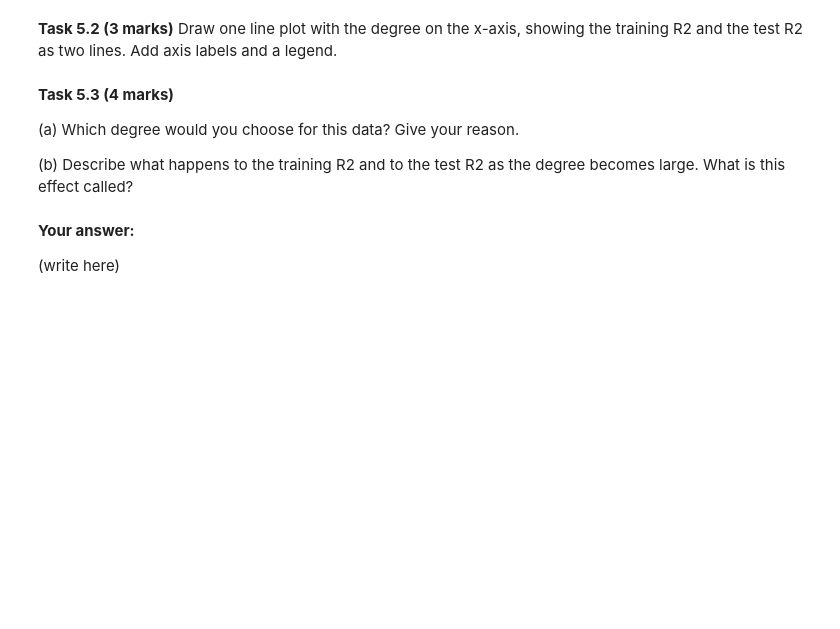
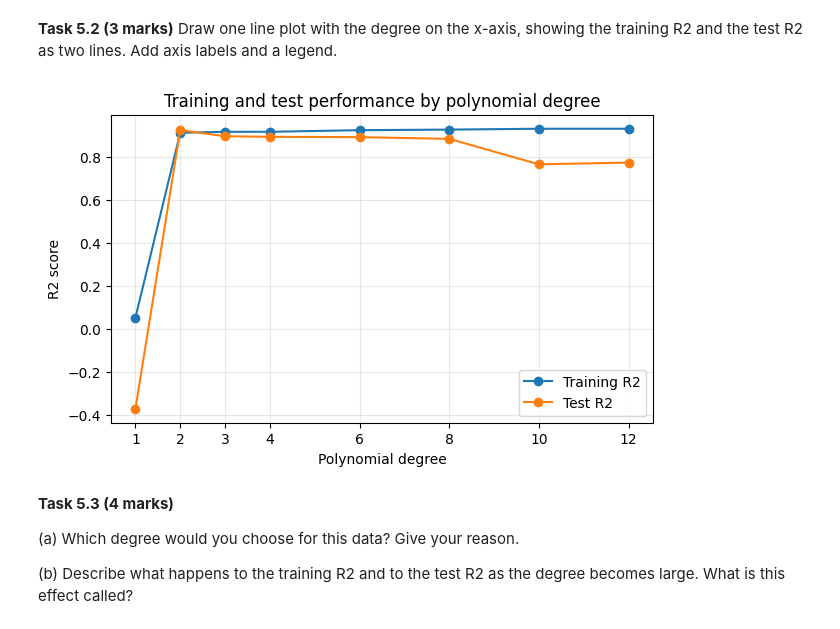
Before and after one commit to islomkarim/week5-lab, a Jupyter notebook: Lab_Regression_Feature_Scaling.ipynb, the cells around one changed output. Cells and saved outputs as stored; diff of their text form; code cells hidden in the pictures; blank space fills up the shorter version.

```diff
--- a/Lab_Regression_Feature_Scaling.ipynb
+++ b/Lab_Regression_Feature_Scaling.ipynb
@@ -915,0 +1133,20 @@ test_scores = []
+# %%
+# Task 5.1
+degrees = [1, 2, 3, 4, 6, 8, 10, 12]
+train_scores = []
+test_scores = []
+for degree in degrees:
+    poly_degree = PolynomialFeatures(degree=degree, include_bias=False)
+    Xp_train = poly_degree.fit_transform(Xc_train)
+    Xp_test = poly_degree.transform(Xc_test)
+    scaler_degree = StandardScaler()
+    Xs_train = scaler_degree.fit_transform(Xp_train)
+    Xs_test = scaler_degree.transform(Xp_test)
+    degree_model = LinearRegression()
+    degree_model.fit(Xs_train, yc_train)
+    train_r2 = degree_model.score(Xs_train, yc_train)
+    test_r2 = degree_model.score(Xs_test, yc_test)
+    train_scores.append(train_r2)
+    test_scores.append(test_r2)
+    print("Degree:", degree, "Train R2:", round(train_r2, 3),
+          "Test R2:", round(test_r2, 3))
@@ -920,10 +1164,20 @@ test_scores = []
+# %%
+# Task 5.2
+plt.figure(figsize=(7, 4))
+plt.plot(degrees, train_scores, marker="o", label="Training R2")
+plt.plot(degrees, test_scores, marker="o", label="Test R2")
+plt.xlabel("Polynomial degree")
+plt.ylabel("R2 score")
+plt.title("Training and test performance by polynomial degree")
+plt.xticks(degrees)
+plt.legend()
+plt.grid(alpha=0.3)
+plt.show()
+# %% [output]
+[figure, added]
 # %% [markdown]
 **Task 5.3 (4 marks)**
 
 (a) Which degree would you choose for this data? Give your reason.
 
 (b) Describe what happens to the training R2 and to the test R2 as the degree becomes large. What is this effect called?
-# %% [markdown]
-**Your answer:**
-
-(write here)
```
Also changed, not shown: parts of 67 cells of this notebook.
